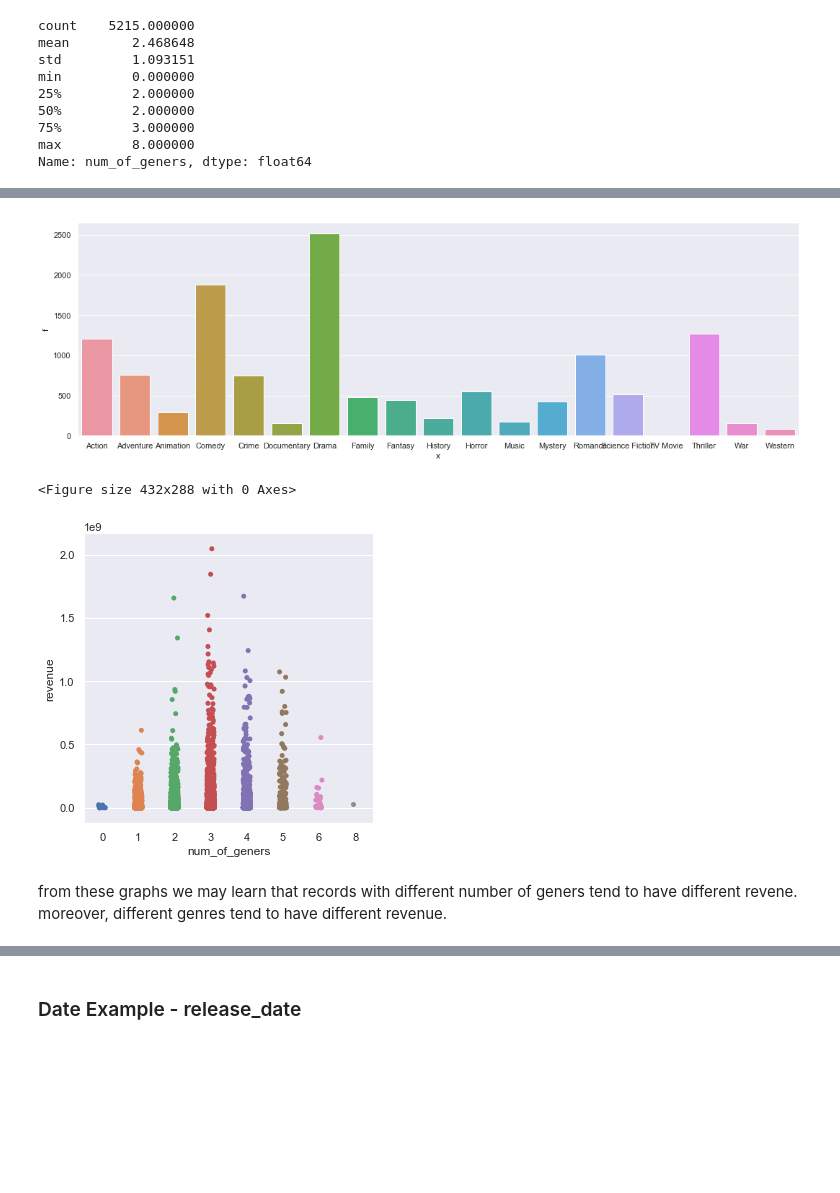
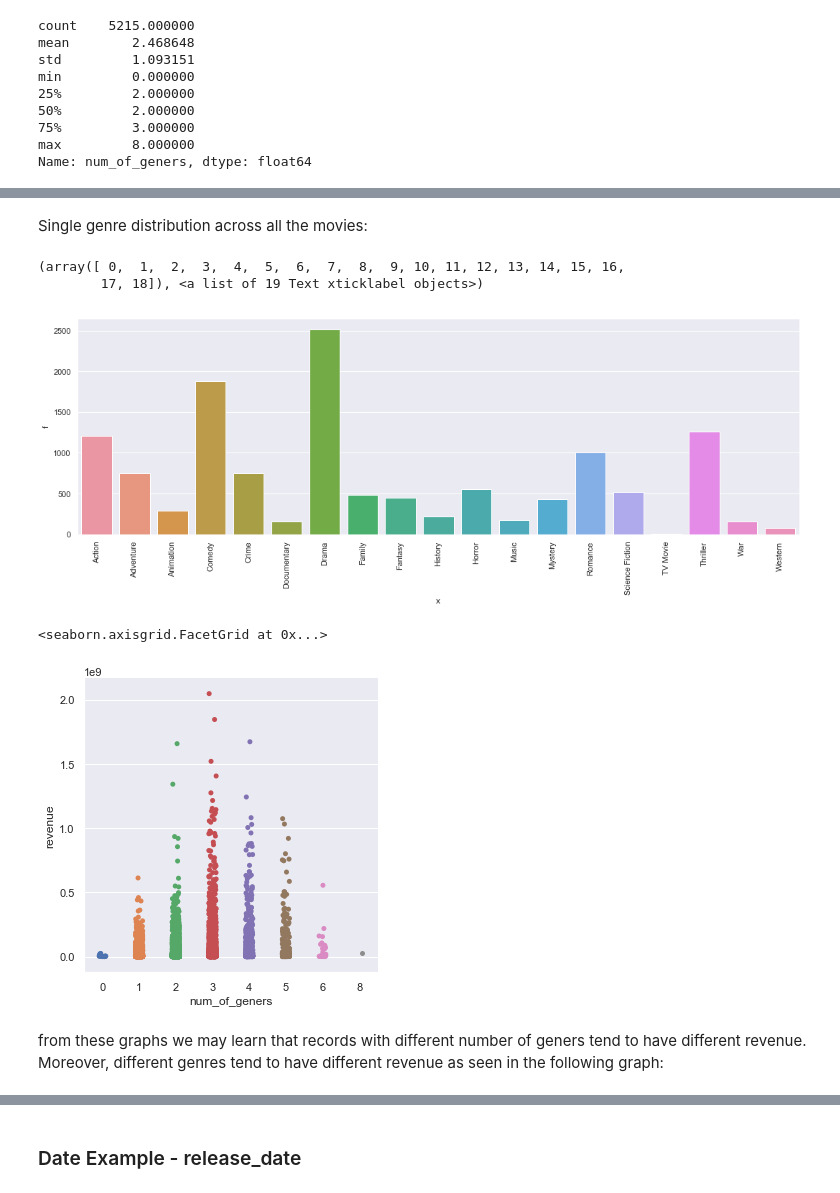
Before and after one commit to IgorDroz/Box-Office-Revenue-Prediction, a Jupyter notebook: EDA_FeatureEngennering_Integration.ipynb, the cells around one changed output, grey strips where cells are left out. Drawn from its saved outputs; the diff is of its cells as text; code cells hidden in the pictures; blank space fills up the shorter version.

```diff
--- a/EDA_FeatureEngennering_Integration.ipynb
+++ b/EDA_FeatureEngennering_Integration.ipynb
@@ -169,0 +171,3 @@ in the budget and in the revenue columns we used log transformation which seems
+# %%
+matplotlib.rcParams['figure.figsize'] = (15.0, 10.0)
+numerical_analysis(raw_data,'Budget','budget',False,True,'Budget $')
@@ -209,20 +220,23 @@ plt.show()
+# %% [markdown]
+Single genre distribution across all the movies:
 # %%
 a = pd.Series([item for sublist in raw_data.genres for item in sublist])
 df = a.value_counts().sort_index().rename_axis('x').reset_index(name='f')
 
 sns.catplot(x="x",y="f",data=df,kind="bar", height=5, aspect=3)
-plt.show()
+plt.xticks(rotation=90)
 # %% [output]
+(array([ 0,  1,  2,  3,  4,  5,  6,  7,  8,  9, 10, 11, 12, 13, 14, 15, 16,
+        17, 18]), <a list of 19 Text xticklabel objects>)
-[figure, old version]
+[figure, new version]
 # %%
-fig = plt.figure()
 sns.catplot(x="num_of_geners",y="revenue",data=raw_data)
-plt.show()
 # %% [output]
-<Figure size 432x288 with 0 Axes>
+<seaborn.axisgrid.FacetGrid at 0x...>
-[figure, old version]
+[figure, new version]
 # %% [markdown]
-from these graphs we may learn that records with different number of geners tend to have different revene. moreover, different genres tend to have different revenue.
+from these graphs we may learn that records with different number of geners tend to have different revenue.
+Moreover, different genres tend to have different revenue as seen in the following graph:
 # %%
 f, axes = plt.subplots(2, 2, figsize=(7, 7), sharex=True)
 sns.despine(left=True)
```
Also changed, not shown: parts of 75 cells of this notebook.
